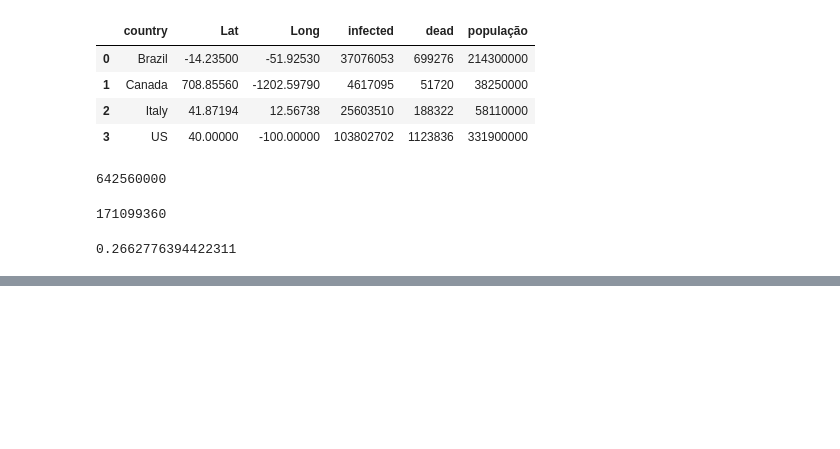
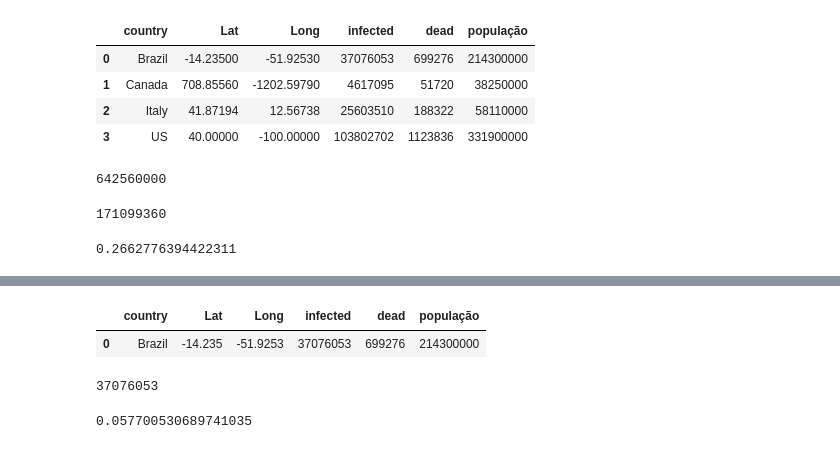
Before and after one commit to Yanndantas/Chechpoint_Geral_Oficial_Real, a Jupyter notebook: codigo_checkpoint2.ipynb, the cells around one changed output, grey strips where cells are left out. Drawn from its saved outputs; the diff is of its cells as text; code cells hidden in the pictures; blank space fills up the shorter version.

```diff
--- a/codigo_checkpoint2.ipynb
+++ b/codigo_checkpoint2.ipynb
@@ -404,0 +412,16 @@ infectados_total / populacao_total
+# %%
+dados_brasil = dados_4[dados_4['country'] == 'Brazil']
+dados_brasil
+# %% [output]
+|  | country | Lat | Long | infected | dead | população |
+| 0 | Brazil | -14.235 | -51.9253 | 37076053 | 699276 | 214300000 |
+# %%
+dados_infec_br = dados_brasil['infected'].sum()
+dados_infec_br
+# %% [output]
+37076053
+# %%
+p_infec_br = dados_infec_br / populacao_total
+p_infec_br
+# %% [output]
+0.057700530689741035
```
Also changed, not shown: parts of 61 cells of this notebook.
